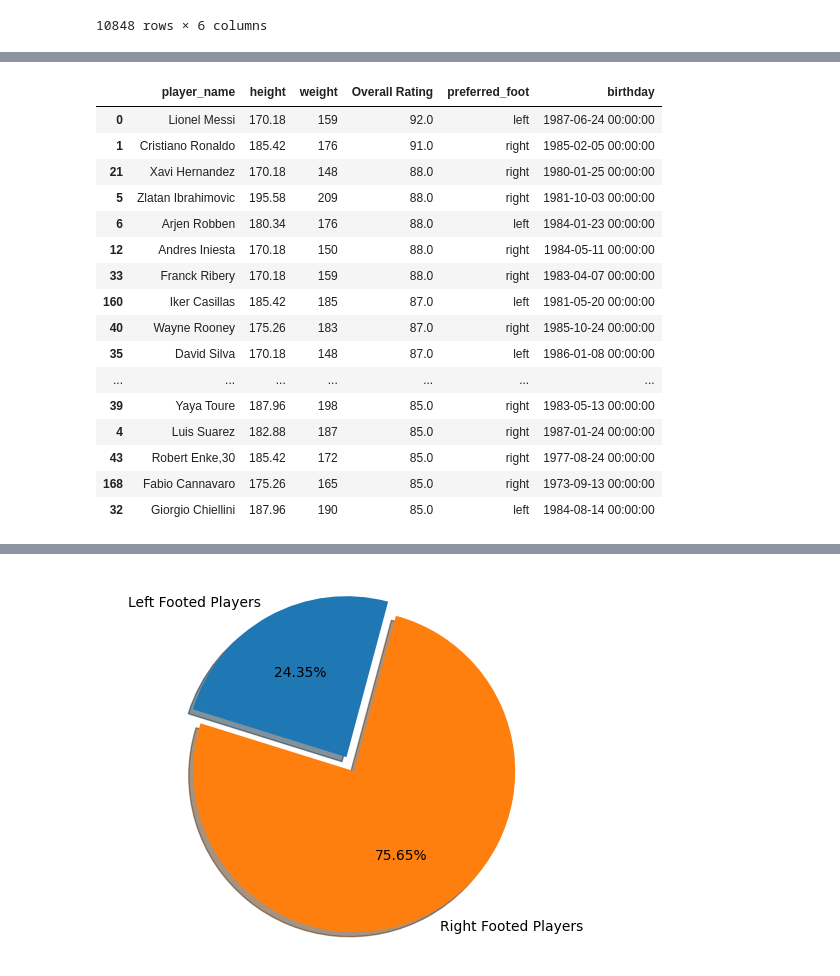
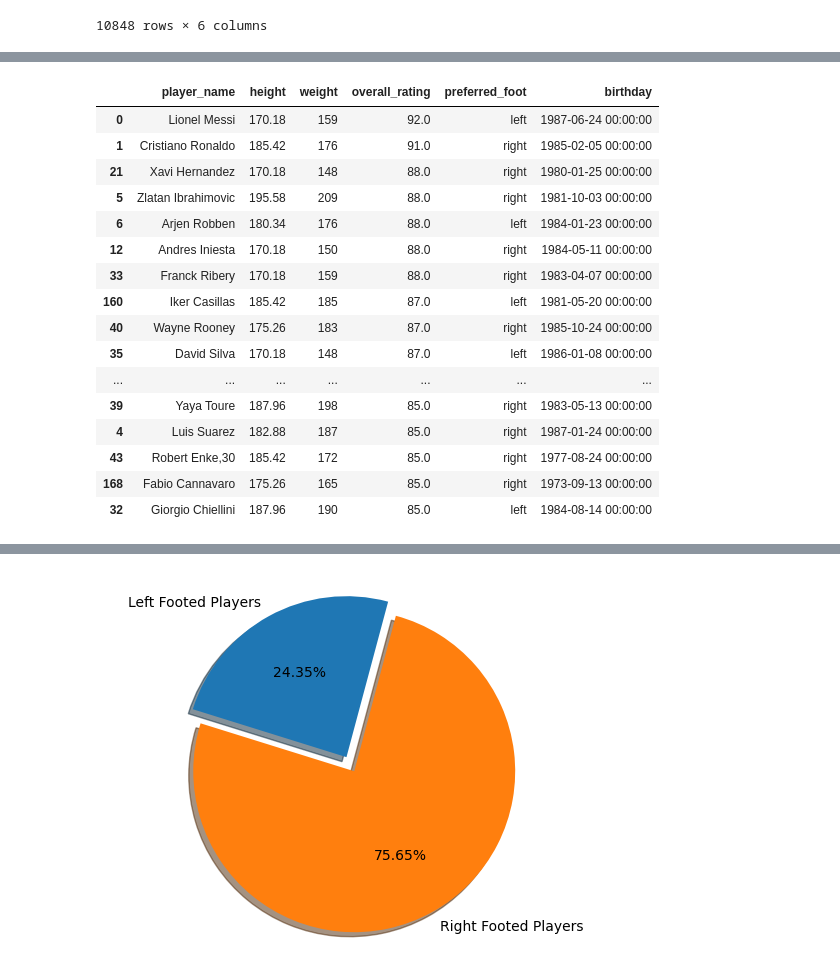
Before and after one commit to RossPJ/class_repos, a Jupyter notebook: c749/top_players_analysis.ipynb, the cells around one changed output, grey strips where cells are left out. Drawn from its saved outputs; the diff is of its cells as text; code cells hidden in the pictures.

```diff
--- a/c749/top_players_analysis.ipynb
+++ b/c749/top_players_analysis.ipynb
@@ -101,3 +109,6 @@ df.drop_duplicates()
 | 10846 | Benjamin Fischer | 175.26 | 157 | 46.0 | right | 1980-10-19 00:00:00 |
 | 10847 | Frederic Schaub | 180.34 | 154 | 43.0 | right | 1987-04-30 00:00:00 |
 10848 rows × 6 columns
+# %%
+#df.rename(columns={"A": "a", "B": "c"})
+df2 = df.rename(columns={"Overall Rating": "overall_rating"})
@@ -104,8 +131,8 @@ df.drop_duplicates()
 # %%
-df2 = df.sort_values(by=['Overall Rating'], ascending=False)
+df2 = df2.sort_values(by=["overall_rating"], ascending=False)
 df2.head(25)
 # %% [output]
-|  | player_name | height | weight | Overall Rating | preferred_foot | birthday |
+|  | player_name | height | weight | overall_rating | preferred_foot | birthday |
 | 0 | Lionel Messi | 170.18 | 159 | 92.0 | left | 1987-06-24 00:00:00 |
 | 1 | Cristiano Ronaldo | 185.42 | 176 | 91.0 | right | 1985-02-05 00:00:00 |
 | 21 | Xavi Hernandez | 170.18 | 148 | 88.0 | right | 1980-01-25 00:00:00 |
```
Also changed, not shown: parts of 25 cells of this notebook.
